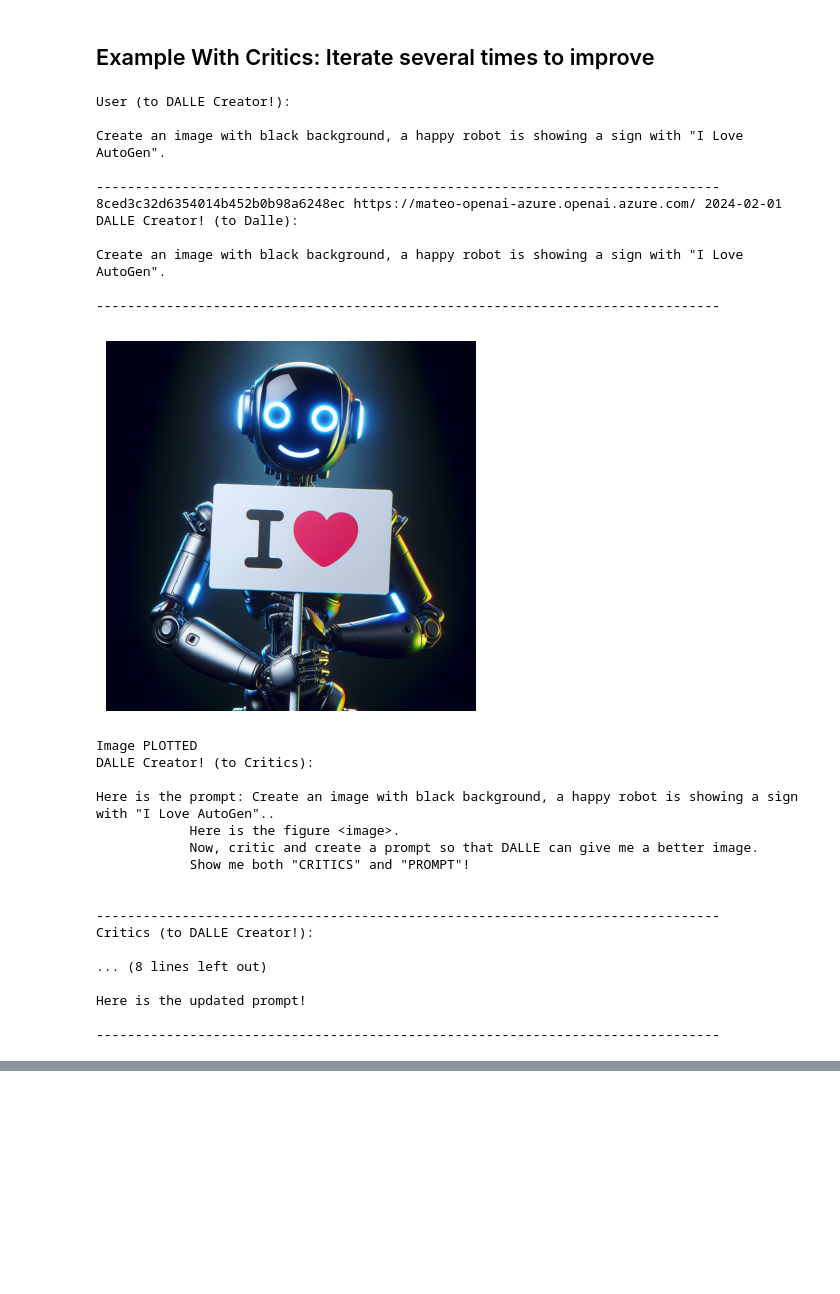
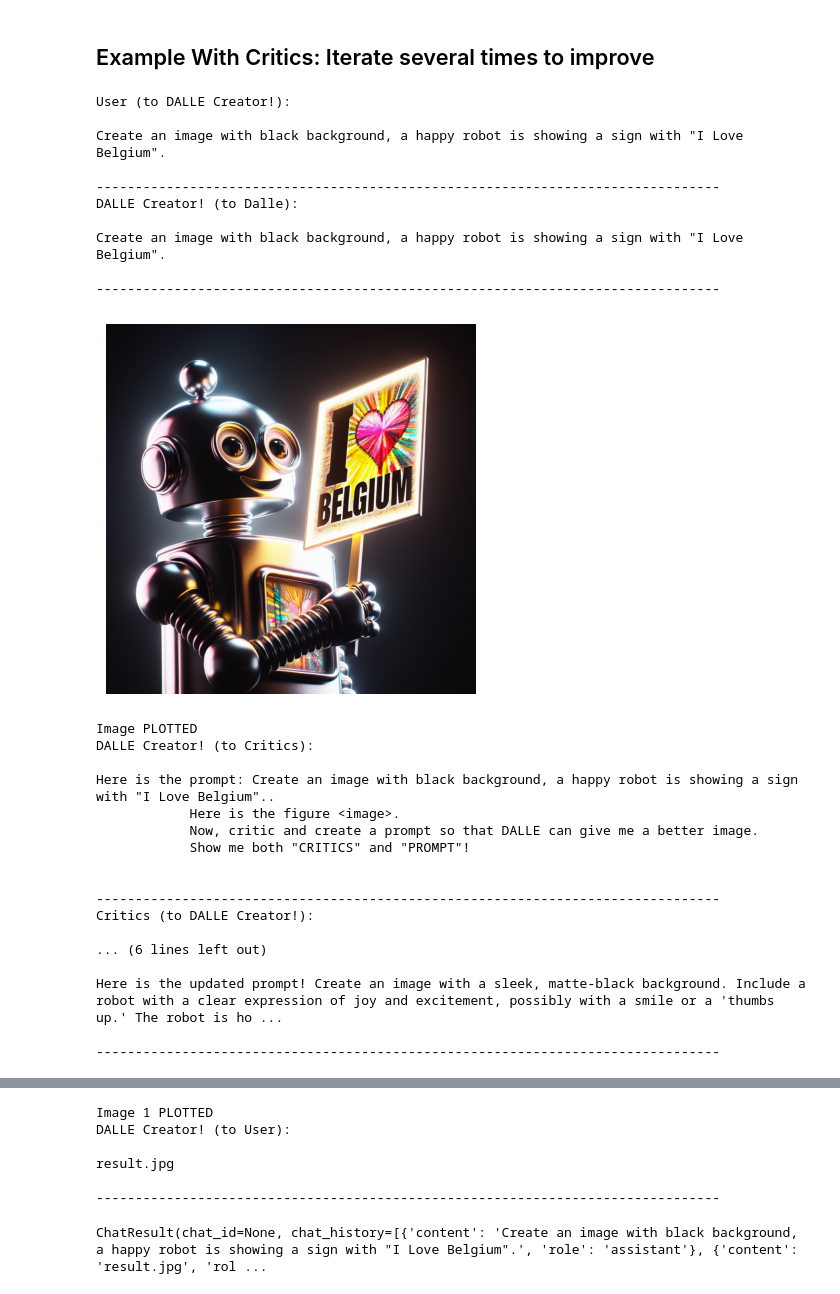
Before and after one commit to mateo762/autogen, a Jupyter notebook: notebook/agentchat_dalle_and_gpt4v.ipynb, the cells around one changed output, grey strips where cells are left out. Saved outputs shown, nothing was run; the diff lists cells and outputs as text; code cells hidden in the pictures; blank space fills up the shorter version.

```diff
--- a/notebook/agentchat_dalle_and_gpt4v.ipynb
+++ b/notebook/agentchat_dalle_and_gpt4v.ipynb
@@ -76,7 +76,7 @@ The `config_list_dalle` should be something like:
 
 We first create a warpper for DALLE call, make the
 # %%
-def dalle_call(client: OpenAI, model: str, prompt: str, size: str, quality: str, n: int) -> str:
+def dalle_call(client: AzureOpenAI, model: str, prompt: str, size: str, quality: str, n: int) -> str:
     """
     Generate an image using OpenAI's DALL-E model and cache the result.
 
@@ -106,6 +106,8 @@ def dalle_call(client: OpenAI, model: str, prompt: str, size: str, quality: str,
     if key in cache:
         return cache[key]
 
+
+
     # If not in cache, compute and store the result
     response = client.images.generate(
         model=model,
@@ -114,7 +116,7 @@ def dalle_call(client: OpenAI, model: str, prompt: str, size: str, quality: str,
         quality=quality,
         n=n,
     )
-    image_url = json.loads(result.model_dump_json())['data'][0]['url']
+    image_url = response.data[0].url
     img_data = get_image_data(image_url)
     cache[key] = img_data
 
@@ -169,7 +171,7 @@ class DALLEAgent(ConversableAgent):
         except Exception as e:
             print("Unable to fetch API Key, because", e)
             api_key = os.getenv("OPENAI_API_KEY")
-        self._dalle_client = AzureOpenAI(api_key=api_key, base_url=base_url, api_version=api_version)
+        self._dalle_client = AzureOpenAI(api_key=api_key, azure_endpoint=base_url, api_version=api_version)
         self.register_reply([Agent, None], DALLEAgent.generate_dalle_reply)
 
     def send(
@@ -194,7 +196,7 @@ class DALLEAgent(ConversableAgent):
         prompt = messages[-1]["content"]
         # TODO: integrate with autogen.oai. For instance, with caching for the API call
         img_data = dalle_call(
-            client=client,
+            client=self._dalle_client,
             model="dalle",
             prompt=prompt,
             size="1024x1024",  # TODO: the size should be flexible, deciding landscape, square, or portrait mode.
@@ -319,30 +321,29 @@ PROMPT: here is the updated prompt!
 # %%
 creator = DalleCreator(
     name="DALLE Creator!",
     max_consecutive_auto_reply=0,
     system_message="Help me coordinate generating image",
     llm_config=gpt4_llm_config,
 )
 
 user_proxy = UserProxyAgent(name="User", human_input_mode="NEVER", max_consecutive_auto_reply=0)
 
 user_proxy.initiate_chat(
-    creator, message="""Create an image with black background, a happy robot is showing a sign with "I Love AutoGen"."""
+    creator, message="""Create an image with black background, a happy robot is showing a sign with "I Love Belgium"."""
 )
 # %% [output]
 User (to DALLE Creator!):
 
-Create an image with black background, a happy robot is showing a sign with "I Love AutoGen".
+Create an image with black background, a happy robot is showing a sign with "I Love Belgium".
 
 --------------------------------------------------------------------------------
-8ced3c32d6354014b452b0b98a6248ec https://mateo-openai-azure.openai.azure.com/ 2024-02-01
 DALLE Creator! (to Dalle):
 
-Create an image with black background, a happy robot is showing a sign with "I Love AutoGen".
+Create an image with black background, a happy robot is showing a sign with "I Love Belgium".
 
 --------------------------------------------------------------------------------
-[figure, old version]
+[figure, new version]
 Image PLOTTED
 DALLE Creator! (to Critics):
 
-Here is the prompt: Create an image with black background, a happy robot is showing a sign with "I Love AutoGen"..
+Here is the prompt: Create an image with black background, a happy robot is showing a sign with "I Love Belgium"..
@@ -354,8 +355,8 @@ Here is the prompt: Create an image with black background, a happy robot is show
 --------------------------------------------------------------------------------
 Critics (to DALLE Creator!):
 
-... (8 lines left out)
+... (6 lines left out)
 
-Here is the updated prompt!
+Here is the updated prompt! Create an image with a sleek, matte-black background. Include a robot with a clear expression of joy and excitement, possibly with a smile or a 'thumbs up.' The robot is ho ...
 
 --------------------------------------------------------------------------------
@@ -362,0 +382,7 @@ NotFoundError: Error code: 404 - {'error': {'code': '404', 'message': 'Resource
+Image 1 PLOTTED
+DALLE Creator! (to User):
+
+result.jpg
+
+--------------------------------------------------------------------------------
+ChatResult(chat_id=None, chat_history=[{'content': 'Create an image with black background, a happy robot is showing a sign with "I Love Belgium".', 'role': 'assistant'}, {'content': 'result.jpg', 'rol ...
```
Also changed, not shown: parts of 3 cells of this notebook.
